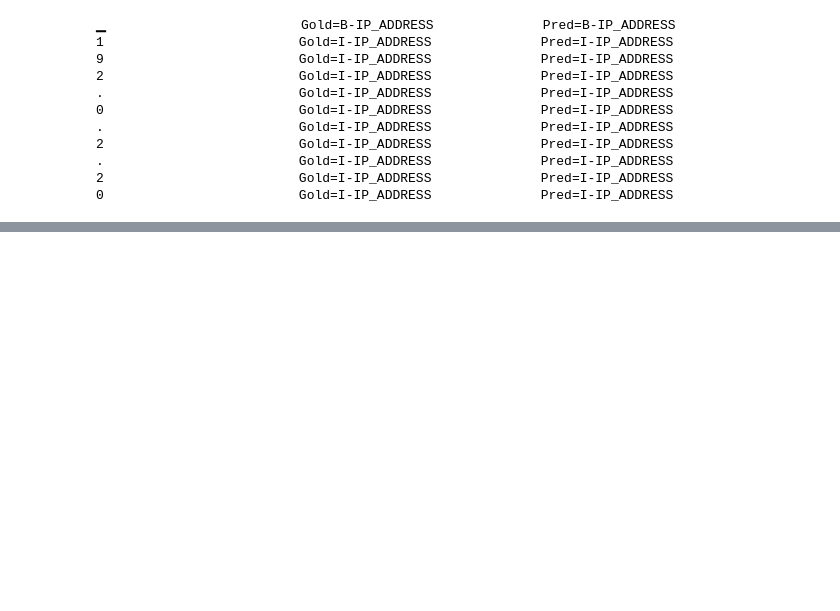
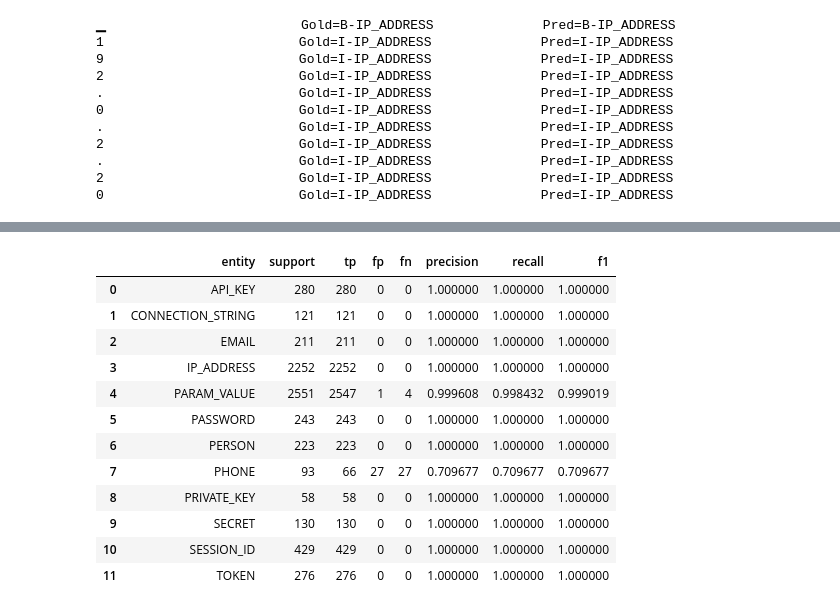
Before and after one commit to mjbaa/sensitive_text_masking, a Jupyter notebook: notebooks/03_model_training.ipynb, the cells around one changed output, grey strips where cells are left out. Cells and saved outputs as stored; diff of their text form; code cells hidden in the pictures; blank space fills up the shorter version.

```diff
--- a/notebooks/03_model_training.ipynb
+++ b/notebooks/03_model_training.ipynb
@@ -1381,0 +5257,73 @@ for token, gold_id, pred_id in zip(
+# %%
+test_entity_rows = []
+
+
+for entity in sorted(
+    test_entity_counts.keys()
+):
+
+    counts = test_entity_counts[
+        entity
+    ]
+
+    tp = counts["tp"]
+    fp = counts["fp"]
+    fn = counts["fn"]
+
+
+    precision = (
+        tp / (tp + fp)
+        if tp + fp > 0
+        else 0.0
+    )
+
+    recall = (
+        tp / (tp + fn)
+        if tp + fn > 0
+        else 0.0
+    )
+
+    f1 = (
+        2 * precision * recall
+        / (precision + recall)
+        if precision + recall > 0
+        else 0.0
+    )
+
+
+    test_entity_rows.append(
+        {
+            "entity": entity,
+            "support": tp + fn,
+            "tp": tp,
+            "fp": fp,
+            "fn": fn,
+            "precision": precision,
+            "recall": recall,
+            "f1": f1,
+        }
+    )
+
+
+test_entity_df = pd.DataFrame(
+    test_entity_rows
+)
+
+
+display(
+    test_entity_df
+)
+# %% [output]
+|  | entity | support | tp | fp | fn | precision | recall | f1 |
+| 0 | API_KEY | 280 | 280 | 0 | 0 | 1.000000 | 1.000000 | 1.000000 |
+| 1 | CONNECTION_STRING | 121 | 121 | 0 | 0 | 1.000000 | 1.000000 | 1.000000 |
+| 2 | EMAIL | 211 | 211 | 0 | 0 | 1.000000 | 1.000000 | 1.000000 |
+| 3 | IP_ADDRESS | 2252 | 2252 | 0 | 0 | 1.000000 | 1.000000 | 1.000000 |
+| 4 | PARAM_VALUE | 2551 | 2547 | 1 | 4 | 0.999608 | 0.998432 | 0.999019 |
+| 5 | PASSWORD | 243 | 243 | 0 | 0 | 1.000000 | 1.000000 | 1.000000 |
+| 6 | PERSON | 223 | 223 | 0 | 0 | 1.000000 | 1.000000 | 1.000000 |
+| 7 | PHONE | 93 | 66 | 27 | 27 | 0.709677 | 0.709677 | 0.709677 |
+| 8 | PRIVATE_KEY | 58 | 58 | 0 | 0 | 1.000000 | 1.000000 | 1.000000 |
+| 9 | SECRET | 130 | 130 | 0 | 0 | 1.000000 | 1.000000 | 1.000000 |
+| 10 | SESSION_ID | 429 | 429 | 0 | 0 | 1.000000 | 1.000000 | 1.000000 |
+| 11 | TOKEN | 276 | 276 | 0 | 0 | 1.000000 | 1.000000 | 1.000000 |
```
Also changed, not shown: parts of 109 cells of this notebook.
